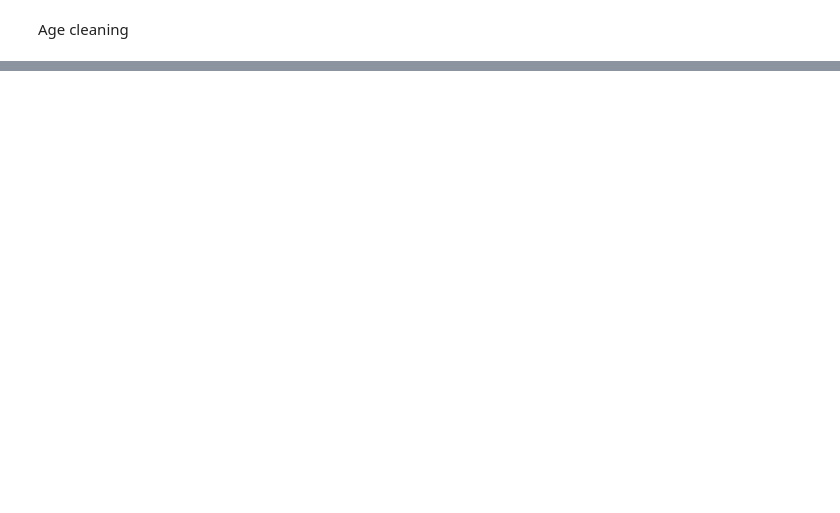
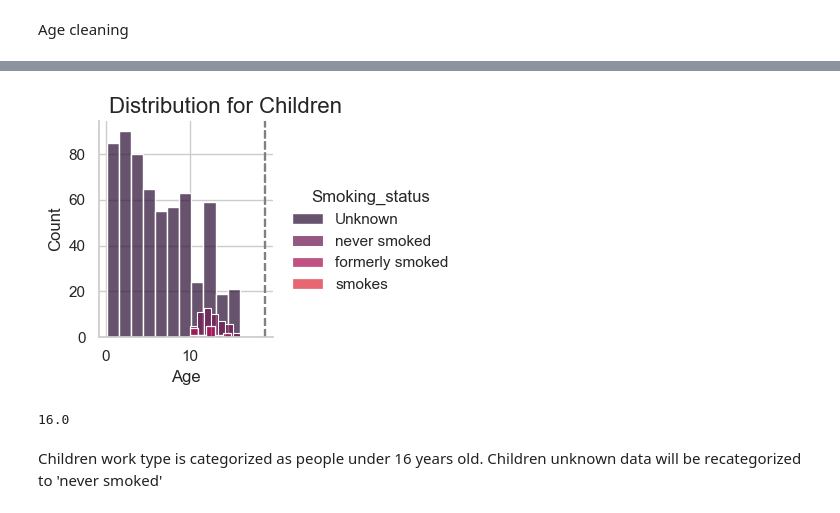
Before and after one commit to Padebeselis/Stroke_Prediction, a Jupyter notebook: EDA.ipynb, the cells around one changed output, grey strips where cells are left out. Drawn from its saved outputs; the diff is of its cells as text; code cells hidden in the pictures; blank space fills up the shorter version.

```diff
--- a/EDA.ipynb
+++ b/EDA.ipynb
@@ -158,0 +268,7 @@ plt.show()
+# %%
+stroke_data=stroke_prediction[stroke_prediction['Gender']!='Other']
+stroke_data.drop(columns=['Id'], inplace=True)
+
+stroke_data = help_tool.dummy_columns(stroke_data, ['Gender', 'Ever_married', 'Residence_type'])
+stroke_data.rename(columns={'Residence_type_Urban':'Residence_Urban'}, inplace=True)
+stroke_data.drop(columns=['Gender_Male', 'Residence_type_Rural'], inplace=True)
@@ -158,0 +285,16 @@ plt.show()
+# %%
+g = sns.FacetGrid(stroke_data[stroke_data['Work_type'] == 'children'], hue="Smoking_status", margin_titles=True)
+g.map_dataframe(sns.histplot, x='Age', multiple="stack", common_norm=True, element='bars', stat='count')
+g.refline(x=19)
+
+g.add_legend()
+g.figure.suptitle(f"Distribution for Children", size=16, y=1.02)
+plt.show()
+# %% [output]
+[figure, added]
+# %%
+stroke_data[stroke_data['Work_type'] == 'children']['Age'].max()
+# %% [output]
+16.0
+# %% [markdown]
+Children work type is categorized as people under 16 years old. Children unknown data will be recategorized to 'never smoked'
```
Also changed, not shown: parts of 48 cells of this notebook, 1 other file.
